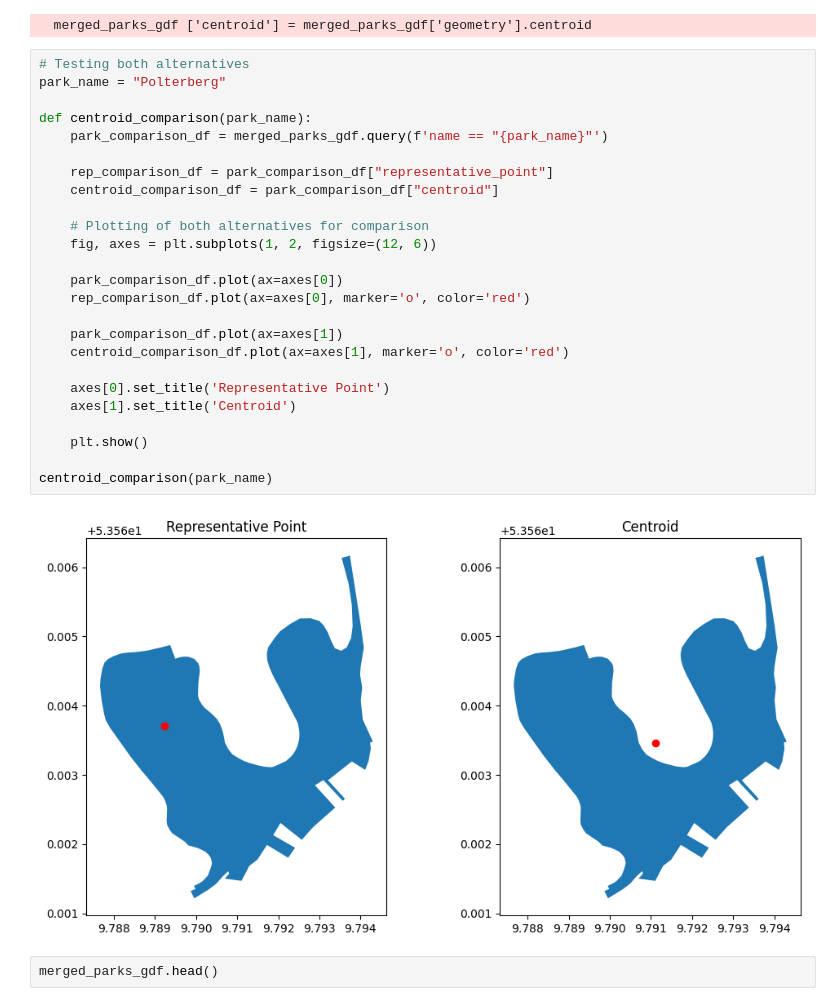
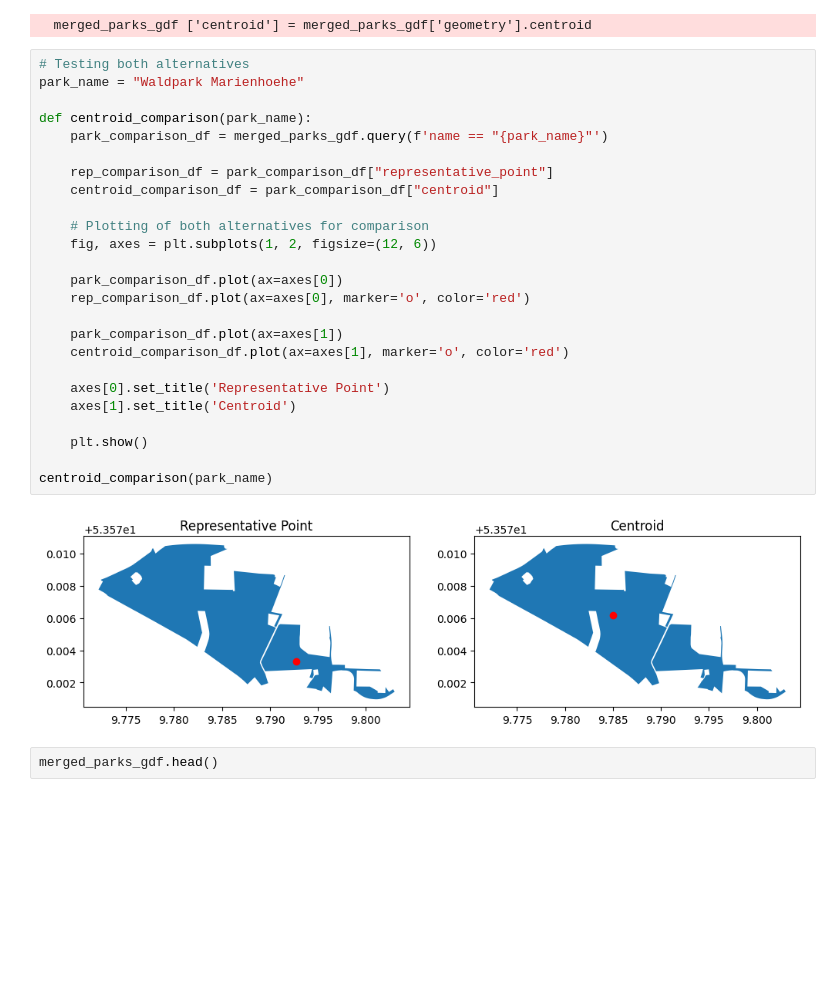
Before and after one commit to NicoLanghans/Master-Thesis, a Jupyter notebook: get_park_data/parks_dataset.ipynb, the cells around one changed output. Saved outputs shown, nothing was run; the diff lists cells and outputs as text; blank space fills up the shorter version.

```diff
--- a/get_park_data/parks_dataset.ipynb
+++ b/get_park_data/parks_dataset.ipynb
@@ -49,31 +49,31 @@ merged_parks_gdf ['centroid'] = merged_parks_gdf['geometry'].centroid
   merged_parks_gdf ['centroid'] = merged_parks_gdf['geometry'].centroid
 # %%
 # Testing both alternatives
-park_name = "Polterberg"
+park_name = "Waldpark Marienhoehe"
 
 def centroid_comparison(park_name):
     park_comparison_df = merged_parks_gdf.query(f'name == "{park_name}"')
 
     rep_comparison_df = park_comparison_df["representative_point"]
     centroid_comparison_df = park_comparison_df["centroid"]
 
     # Plotting of both alternatives for comparison
     fig, axes = plt.subplots(1, 2, figsize=(12, 6))
 
     park_comparison_df.plot(ax=axes[0])
     rep_comparison_df.plot(ax=axes[0], marker='o', color='red')
 
     park_comparison_df.plot(ax=axes[1])
     centroid_comparison_df.plot(ax=axes[1], marker='o', color='red')
 
     axes[0].set_title('Representative Point')
     axes[1].set_title('Centroid')
 
     plt.show()
 
 centroid_comparison(park_name)
 # %% [output]
-[figure, old version]
+[figure, new version]
 # %%
 merged_parks_gdf.head()
 # %% [output]
```
Also changed, not shown: parts of 6 cells of this notebook, 1 other file.
